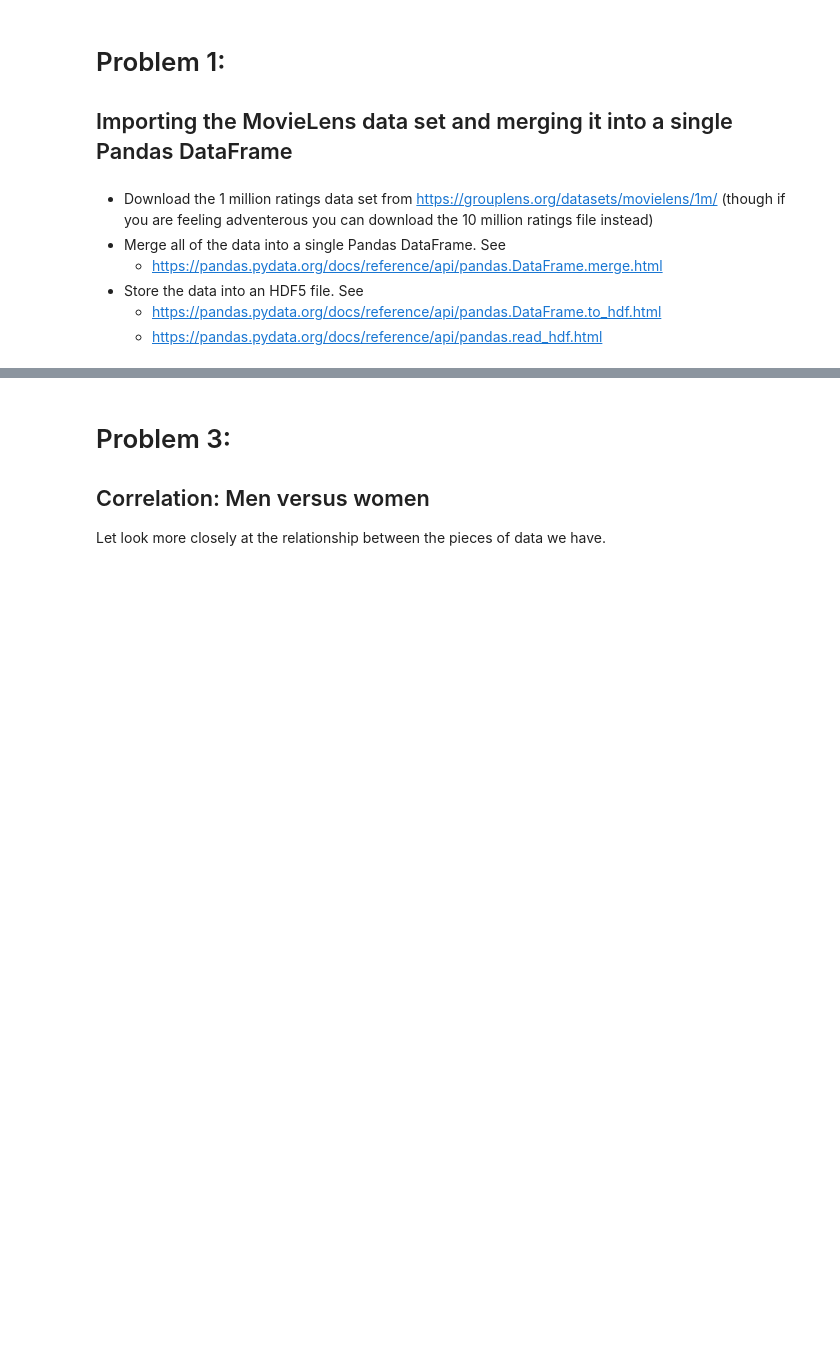
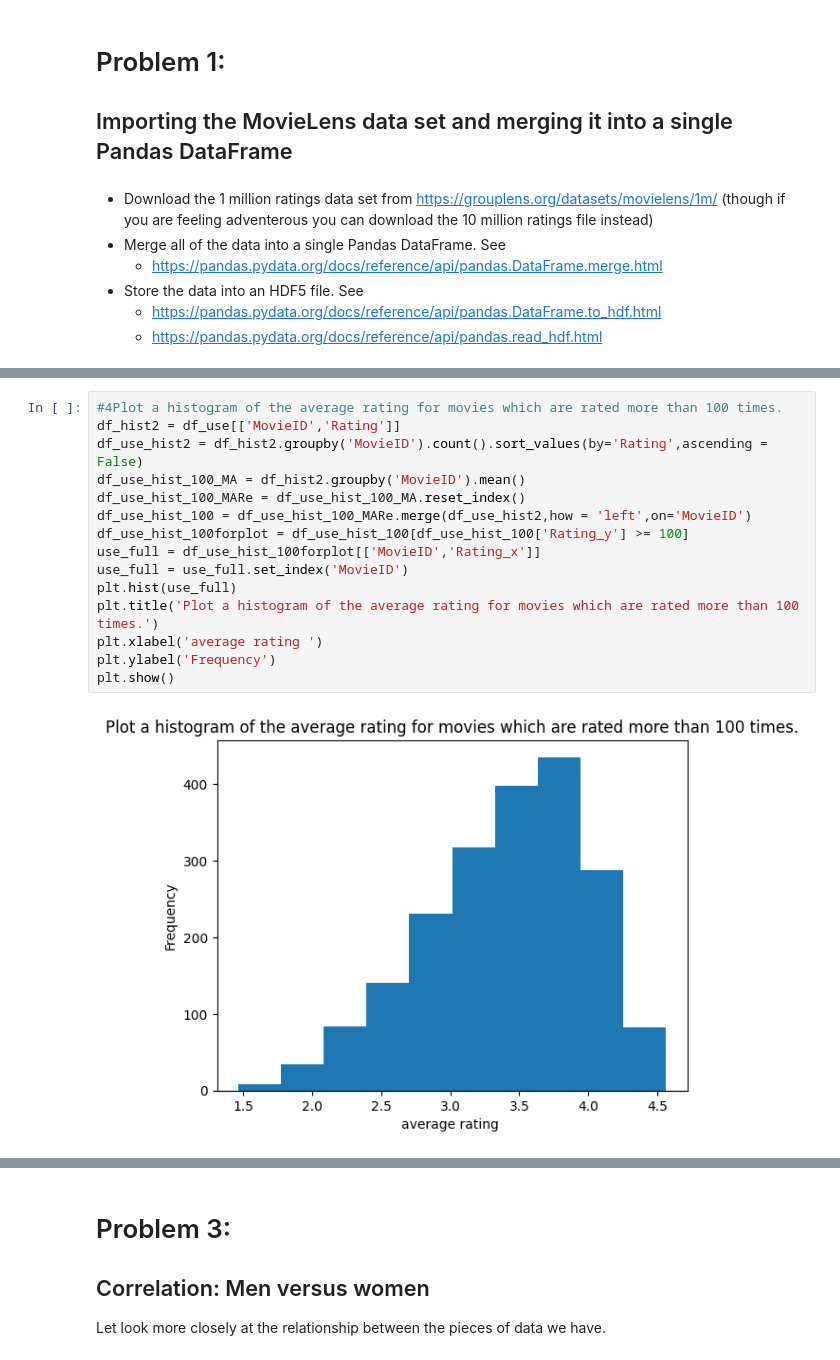
Before and after one commit to ananyapoonsawat/Python_dataviz2023, a Jupyter notebook: Project2_66.ipynb, the cells around one changed output, grey strips where cells are left out. Drawn from its saved outputs; the diff is of its cells as text; blank space fills up the shorter version.

```diff
--- a/Project2_66.ipynb
+++ b/Project2_66.ipynb
@@ -115,0 +334,17 @@ print(df)
+# %%
+#4Plot a histogram of the average rating for movies which are rated more than 100 times.
+df_hist2 = df_use[['MovieID','Rating']]
+df_use_hist2 = df_hist2.groupby('MovieID').count().sort_values(by='Rating',ascending = False)
+df_use_hist_100_MA = df_hist2.groupby('MovieID').mean()
+df_use_hist_100_MARe = df_use_hist_100_MA.reset_index()
+df_use_hist_100 = df_use_hist_100_MARe.merge(df_use_hist2,how = 'left',on='MovieID')
+df_use_hist_100forplot = df_use_hist_100[df_use_hist_100['Rating_y'] >= 100]
+use_full = df_use_hist_100forplot[['MovieID','Rating_x']]
+use_full = use_full.set_index('MovieID')
+plt.hist(use_full)
+plt.title('Plot a histogram of the average rating for movies which are rated more than 100 times.')
+plt.xlabel('average rating ')
+plt.ylabel('Frequency')
+plt.show()
+# %% [output]
+[figure, added]
```
Also changed, not shown: parts of 67 cells of this notebook.
